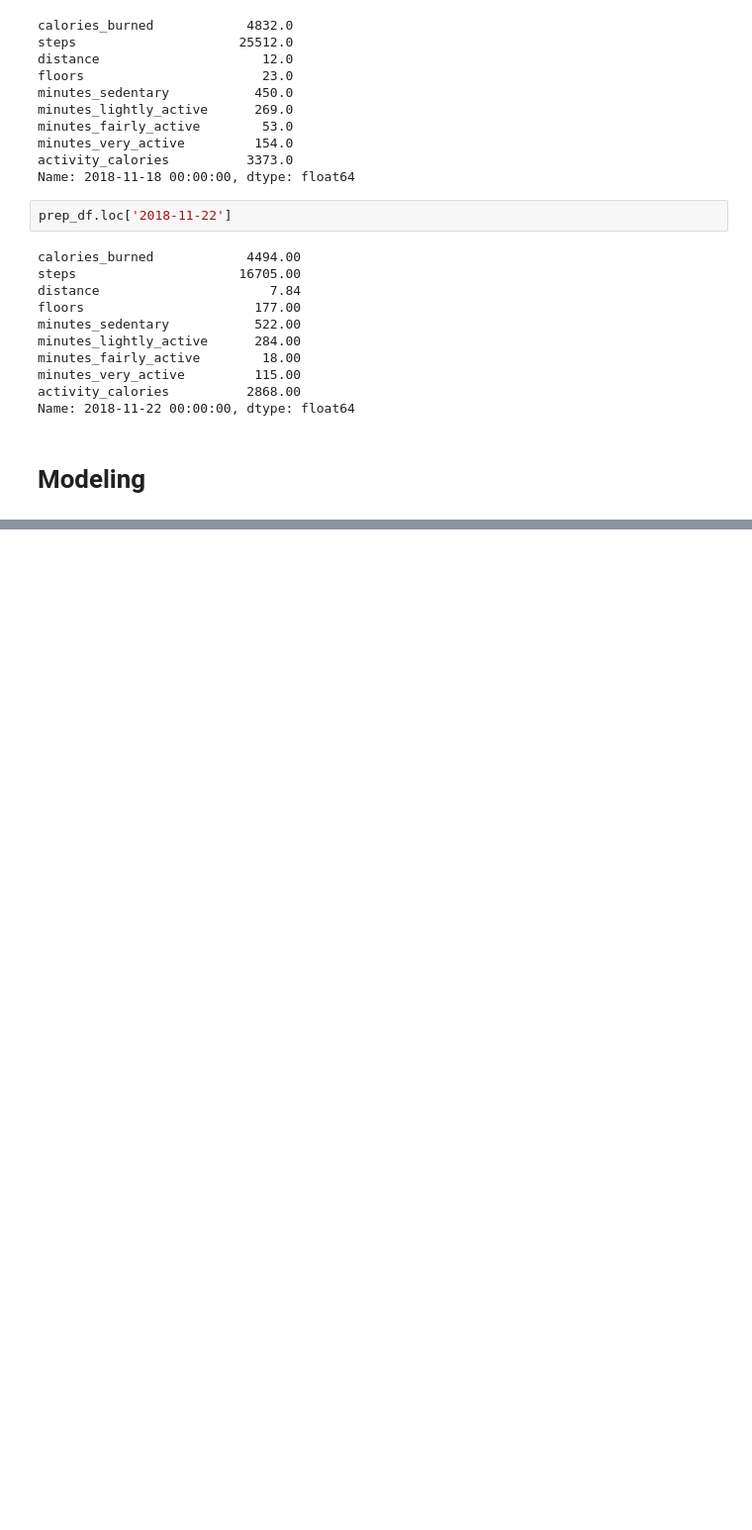
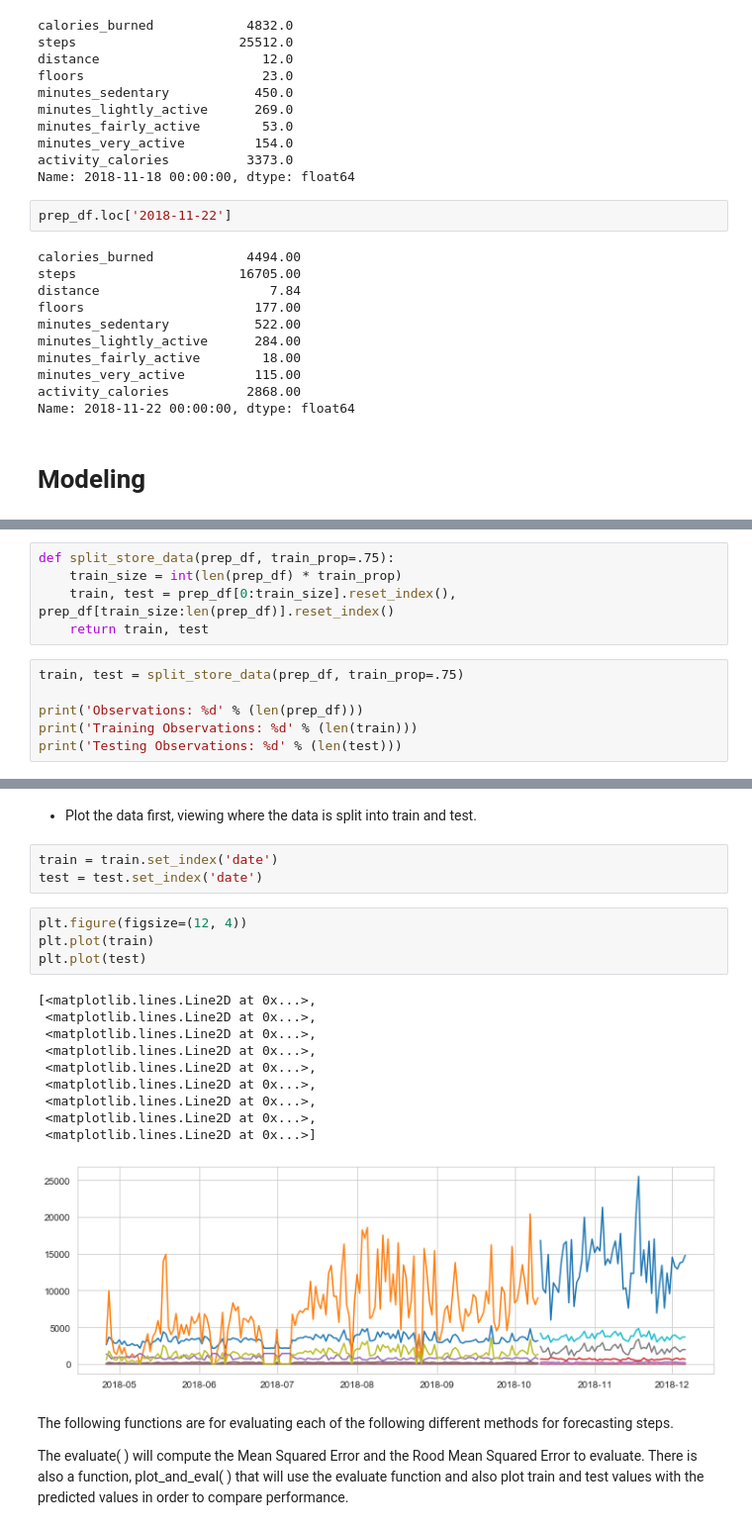
Before and after one commit to Tim-Sotirhos/fitbit_project, a Jupyter notebook: fitbit_project.ipynb, the cells around one changed output, grey strips where cells are left out. Shown at 99% size. Drawn from its saved outputs; the diff is of its cells as text; blank space fills up the shorter version.

```diff
--- a/fitbit_project.ipynb
+++ b/fitbit_project.ipynb
@@ -332,0 +345,11 @@ Name: 2018-11-22 00:00:00, dtype: float64
+# %%
+def split_store_data(prep_df, train_prop=.75):
+    train_size = int(len(prep_df) * train_prop)
+    train, test = prep_df[0:train_size].reset_index(), prep_df[train_size:len(prep_df)].reset_index()
+    return train, test
+# %%
+train, test = split_store_data(prep_df, train_prop=.75)
+
+print('Observations: %d' % (len(prep_df)))
+print('Training Observations: %d' % (len(train)))
+print('Testing Observations: %d' % (len(test)))
@@ -332,0 +373,24 @@ Name: 2018-11-22 00:00:00, dtype: float64
+# %% [markdown]
+- Plot the data first, viewing where the data is split into train and test.
+# %%
+train = train.set_index('date')
+test = test.set_index('date')
+# %%
+plt.figure(figsize=(12, 4))
+plt.plot(train)
+plt.plot(test)
+# %% [output]
+[<matplotlib.lines.Line2D at 0x...>,
+ <matplotlib.lines.Line2D at 0x...>,
+ <matplotlib.lines.Line2D at 0x...>,
+ <matplotlib.lines.Line2D at 0x...>,
+ <matplotlib.lines.Line2D at 0x...>,
+ <matplotlib.lines.Line2D at 0x...>,
+ <matplotlib.lines.Line2D at 0x...>,
+ <matplotlib.lines.Line2D at 0x...>,
+ <matplotlib.lines.Line2D at 0x...>]
+[figure, added]
+# %% [markdown]
+The following functions are for evaluating each of the following different methods for forecasting steps.
+
+The evaluate( ) will compute the Mean Squared Error and the Rood Mean Squared Error to evaluate. There is also a function, plot_and_eval( ) that will use the evaluate function and also plot train and test values with the predicted values in order to compare performance.
```
Also changed, not shown: parts of 33 cells of this notebook.
